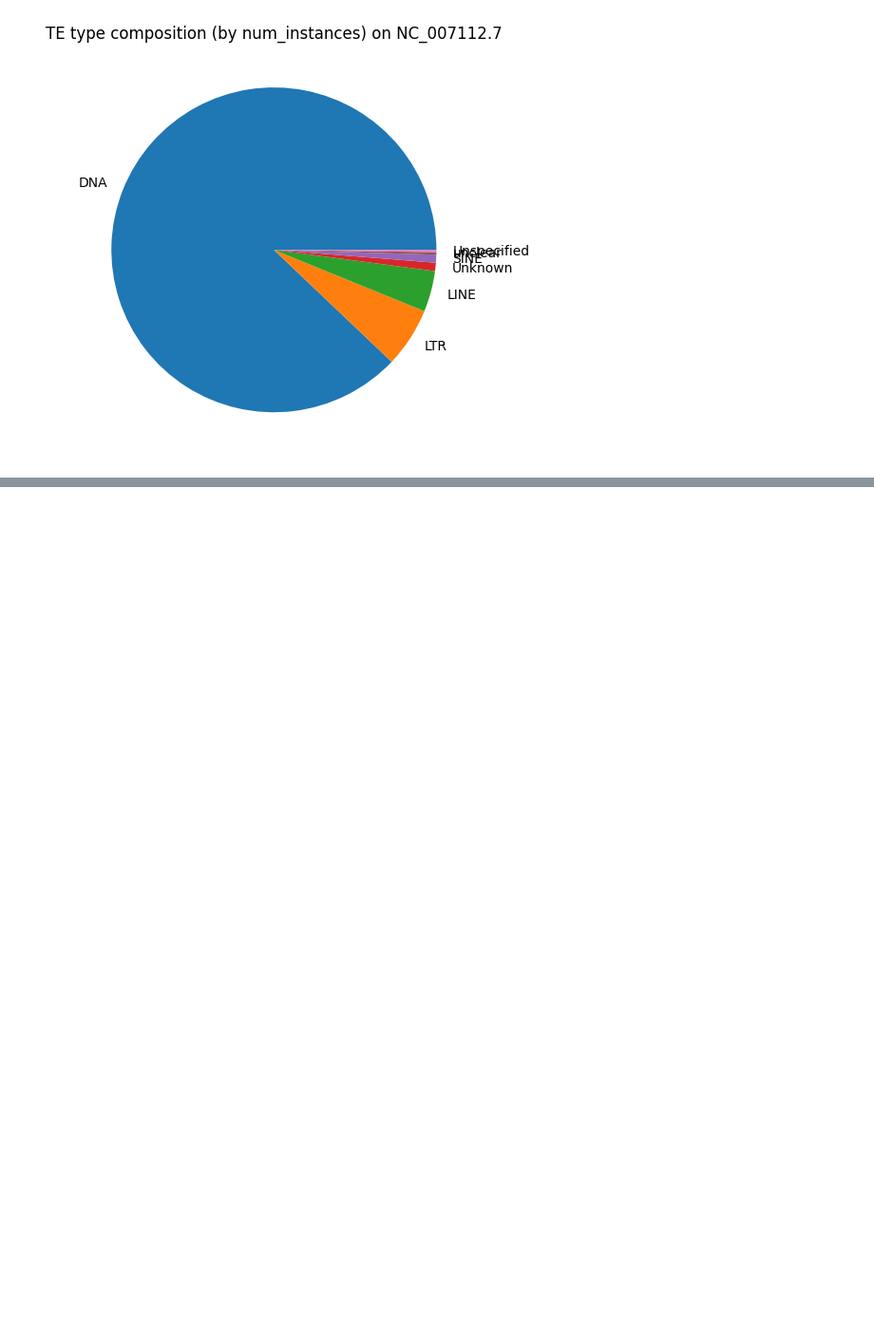
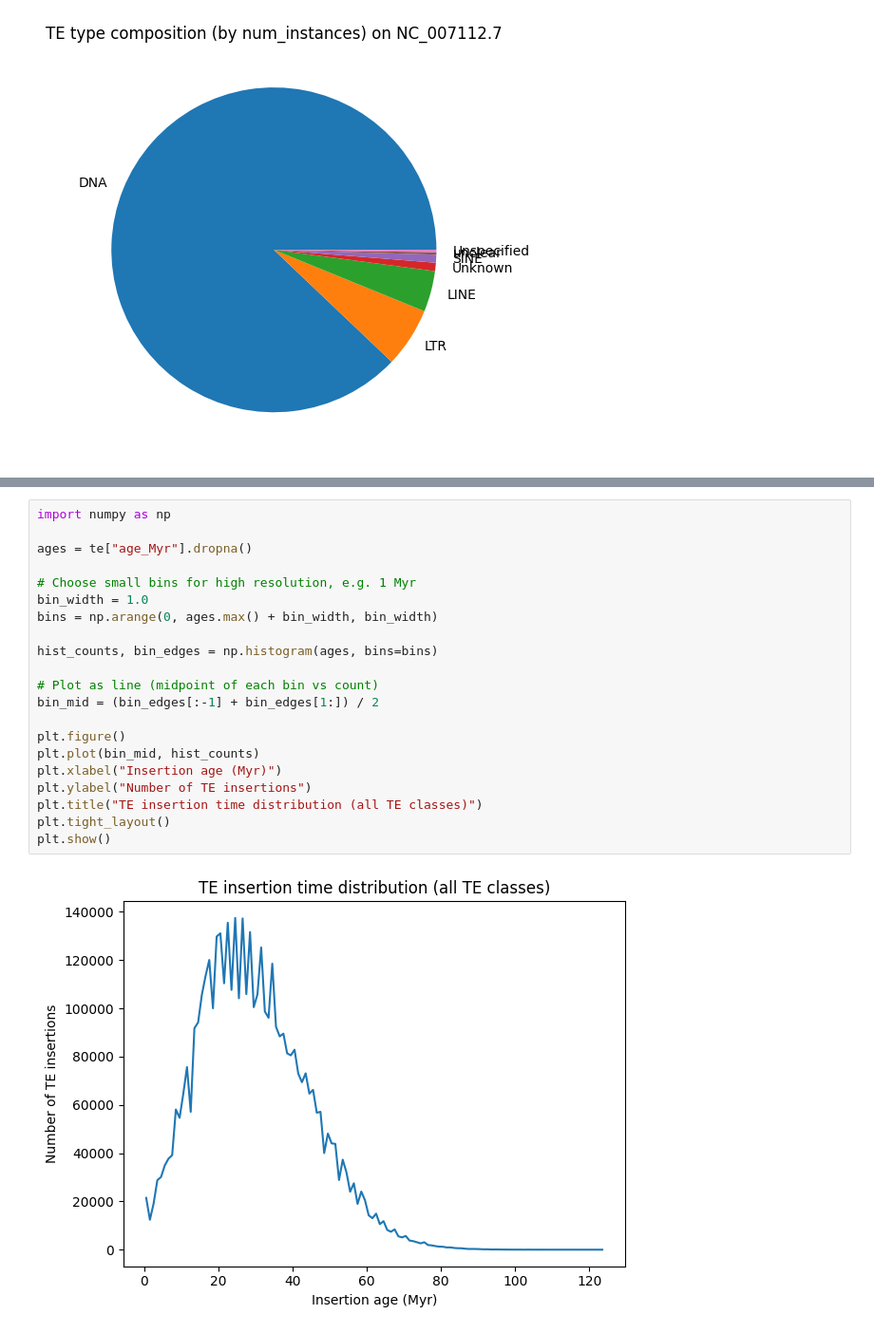
Before and after one commit to shalenyjlemko/DRario_compg, a Jupyter notebook: data/Drerio_FishTEDB/perChr_TE.ipynb, the cells around one changed output, grey strips where cells are left out. Shown at 95% size. Saved outputs shown, nothing was run; the diff lists cells and outputs as text; blank space fills up the shorter version.

Commit message:
gene, TE density per chromosome, TE insertion

```diff
--- a/data/Drerio_FishTEDB/perChr_TE.ipynb
+++ b/data/Drerio_FishTEDB/perChr_TE.ipynb
@@ -124,0 +143,23 @@ plt.show()
+# %%
+import numpy as np
+
+ages = te["age_Myr"].dropna()
+
+# Choose small bins for high resolution, e.g. 1 Myr
+bin_width = 1.0
+bins = np.arange(0, ages.max() + bin_width, bin_width)
+
+hist_counts, bin_edges = np.histogram(ages, bins=bins)
+
+# Plot as line (midpoint of each bin vs count)
+bin_mid = (bin_edges[:-1] + bin_edges[1:]) / 2
+
+plt.figure()
+plt.plot(bin_mid, hist_counts)
+plt.xlabel("Insertion age (Myr)")
+plt.ylabel("Number of TE insertions")
+plt.title("TE insertion time distribution (all TE classes)")
+plt.tight_layout()
+plt.show()
+# %% [output]
+[figure, added]
```
Also changed, not shown: parts of 6 cells of this notebook, 1 other file.
